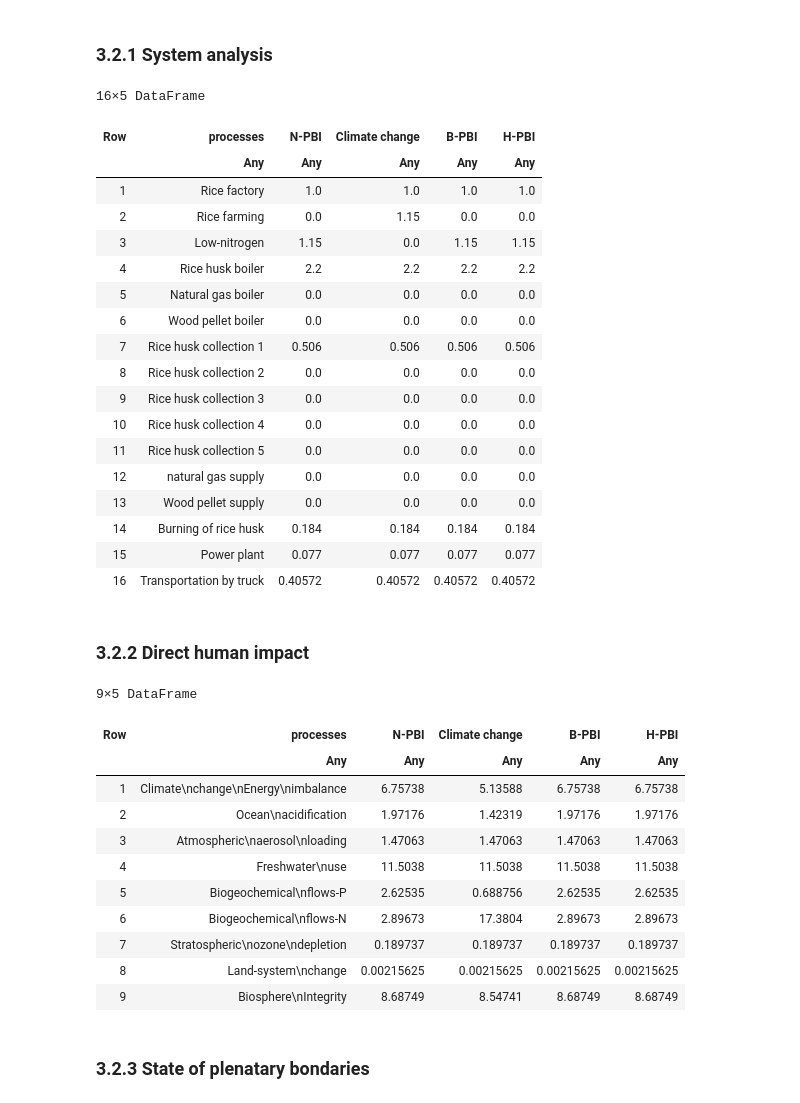
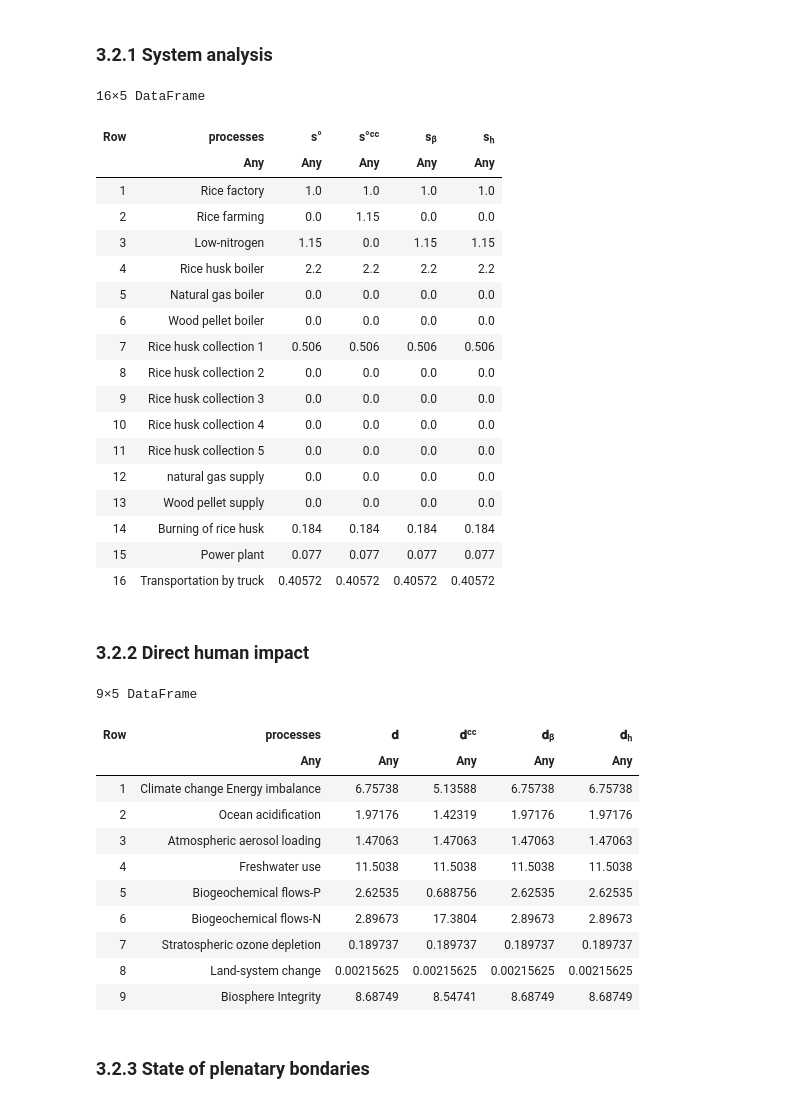
Before and after one commit to Michael-ljn/pathways-H2-prod-within-PBs, a Jupyter notebook: code/3_03_TCM.ipynb, the cells around one changed output. Saved outputs shown, nothing was run; the diff lists cells and outputs as text; code cells hidden in the pictures.

```diff
--- a/code/3_03_TCM.ipynb
+++ b/code/3_03_TCM.ipynb
@@ -143,17 +195,17 @@ Index Priority Blend Iterations            Objective Time (sec.) DetTime (ticks)
 ### **3.1.2 Climate change oriented optimisation**
 # %%
 modelᶜᶜ = Model(CPLEX.Optimizer);
-@variable(modelᶜᶜ , sᶜᶜ[1:length(processes)]);
-@objective(modelᶜᶜ , Min, (Λ[1,:]'*sᶜᶜ)./ω[1])# optimising for climate change only
+set_silent(modelᶜᶜ)
+@variable(modelᶜᶜ , sᶜᶜ[1:length(processes)])
+@objective(modelᶜᶜ , Min, (Λ[1,:]'*sᶜᶜ)./ω[1])
 @constraint(modelᶜᶜ , sᶜᶜ ≥ 0);
-@constraint(modelᶜᶜ , A * sᶜᶜ == f) # factor constraints as in Bachmann et al.
-# @constraint(modelᶜᶜ , ((Λ°[7,:]'*sᶜᶜ)/ω°[7]) ≤ 6) #Here it is possible to limite the transgression of a boundary, for instance the nitrogen boundary.
+@constraint(modelᶜᶜ , A * sᶜᶜ == f)
+# @constraint(modelᶜᶜ , ((Λ°[7,:]'*sᶜᶜ)/ω°[7]) ≤ 6)
 # @constraint(modelᶜᶜ , F * sᶜᶜ ≤ c)
-
 optimize!(modelᶜᶜ);
 # solution_summary(model)
 s°ᶜᶜ= value.(sᶜᶜ)
 𝐝ᶜᶜ=(Λ*s°ᶜᶜ)./ω
-𝐝ᶜᶜ[2]=0
-𝐱ᶜᶜ = 𝐝ᶜᶜ[Not(2)];
+𝐱ᶜᶜ = 𝐝ᶜᶜ
+DataFrame(hcat([catnames_ticks,𝐝ᶜᶜ,𝐱ᶜᶜ]...),["Boundaries","𝐝ᶜᶜ", "𝐱ᶜᶜ"])
 # %% [output]
@@ -191,15 +261,21 @@ Index Priority Blend Iterations            Objective Time (sec.) DetTime (ticks)
 ### **3.1.4 Optimisation with informed by biophysical+human-mediated interactions**
 # %%
 modelₕ = Model(CPLEX.Optimizer);
-@variable(modelₕ, sₕ[1:length(processes)]);
-@objective(modelₕ, Min, 𝚪ₕ*((Λ*sₕ)./ω))
+set_silent(modelₕ)
+
+@variable(modelₕ, sₕ[1:length(processes)])
+@variable(modelₕ, 𝐝ₕ[1:length(boundaries)])
+@variable(modelₕ, 𝐱ₕ[1:length(boundaries)])
+
+@objective(modelₕ, Min, 𝐱ₕ)
+
+@constraint(modelₕ, 𝐱ₕ == 𝚪ₕ * 𝐝ₕ)
+@constraint(modelₕ, 𝐝ₕ == (Λ*sₕ)./ω)
 @constraint(modelₕ, sₕ ≥ 0);
 @constraint(modelₕ, A * sₕ == f) # factor constraints as in Bachmann et al.
+
 # @constraint(modelₕ, F * sₕ ≤ c)
 optimize!(modelₕ);
 # solution_summary(modelₕ)
-sₕ°= value.(sₕ)
-𝐝ₕ=((Λ*sₕ°)./ω)
-𝐝ₕ[2]=0
-𝐱ₕ =(𝚪ₕ*𝐝ₕ)[Not(2)];
+DataFrame(hcat(catnames_ticks,[value.(i) for i ∈ [𝐝ₕ,𝐱ₕ]]...),["Boundaries","𝐝ₕ", "𝐱ₕ"])
 # %% [output]
@@ -215,10 +296,11 @@ Index Priority Blend Iterations            Objective Time (sec.) DetTime (ticks)
 # %% [markdown]
 ### **3.2.1 System analysis**
 # %%
-DataFrame(hcat([processes,s°,s°ᶜᶜ,sᵦ°,sₕ°]...),["processes","N-PBI", "Climate change", "B-PBI","H-PBI"])
+S=[s°,s°ᶜᶜ,sᵦ,sₕ]
+DataFrame(hcat([processes,[value.(i) for i ∈ S]...]...),["processes","s°", "s°ᶜᶜ", "sᵦ","sₕ"])
 # %% [output]
 16×5 DataFrame
-| Row | processes | N-PBI | Climate change | B-PBI | H-PBI |
+| Row | processes | s° | s°ᶜᶜ | sᵦ | sₕ |
 |  | Any | Any | Any | Any | Any |
 | 1 | Rice factory | 1.0 | 1.0 | 1.0 | 1.0 |
 | 2 | Rice farming | 0.0 | 1.15 | 0.0 | 0.0 |
@@ -239,20 +321,21 @@ DataFrame(hcat([processes,s°,s°ᶜᶜ,sᵦ°,sₕ°]...),["processes","N-PBI",
 # %% [markdown]
 ### **3.2.2 Direct human impact**
 # %%
-DataFrame(hcat([catnames_ticks,𝐝,𝐝ᶜᶜ,𝐝ᵦ,𝐝ₕ]...),["processes","N-PBI", "Climate change", "B-PBI","H-PBI"])[Not(2),:]
+S=[𝐝,𝐝ᶜᶜ,𝐝ᵦ,𝐝ₕ]
+DataFrame(hcat([catnames_ticks,[value.(i) for i ∈ S]...]...),["processes","𝐝","𝐝ᶜᶜ","𝐝ᵦ","𝐝ₕ"])
 # %% [output]
 9×5 DataFrame
-| Row | processes | N-PBI | Climate change | B-PBI | H-PBI |
+| Row | processes | 𝐝 | 𝐝ᶜᶜ | 𝐝ᵦ | 𝐝ₕ |
 |  | Any | Any | Any | Any | Any |
-| 1 | Climate\nchange\nEnergy\nimbalance | 6.75738 | 5.13588 | 6.75738 | 6.75738 |
-| 2 | Ocean\nacidification | 1.97176 | 1.42319 | 1.97176 | 1.97176 |
-| 3 | Atmospheric\naerosol\nloading | 1.47063 | 1.47063 | 1.47063 | 1.47063 |
-| 4 | Freshwater\nuse | 11.5038 | 11.5038 | 11.5038 | 11.5038 |
-| 5 | Biogeochemical\nflows-P | 2.62535 | 0.688756 | 2.62535 | 2.62535 |
-| 6 | Biogeochemical\nflows-N | 2.89673 | 17.3804 | 2.89673 | 2.89673 |
-| 7 | Stratospheric\nozone\ndepletion | 0.189737 | 0.189737 | 0.189737 | 0.189737 |
-| 8 | Land-system\nchange | 0.00215625 | 0.00215625 | 0.00215625 | 0.00215625 |
-| 9 | Biosphere\nIntegrity | 8.68749 | 8.54741 | 8.68749 | 8.68749 |
+| 1 | Climate change Energy imbalance | 6.75738 | 5.13588 | 6.75738 | 6.75738 |
+| 2 | Ocean acidification | 1.97176 | 1.42319 | 1.97176 | 1.97176 |
+| 3 | Atmospheric aerosol loading | 1.47063 | 1.47063 | 1.47063 | 1.47063 |
+| 4 | Freshwater use | 11.5038 | 11.5038 | 11.5038 | 11.5038 |
+| 5 | Biogeochemical flows-P | 2.62535 | 0.688756 | 2.62535 | 2.62535 |
+| 6 | Biogeochemical flows-N | 2.89673 | 17.3804 | 2.89673 | 2.89673 |
+| 7 | Stratospheric ozone depletion | 0.189737 | 0.189737 | 0.189737 | 0.189737 |
+| 8 | Land-system change | 0.00215625 | 0.00215625 | 0.00215625 | 0.00215625 |
+| 9 | Biosphere Integrity | 8.68749 | 8.54741 | 8.68749 | 8.68749 |
 # %% [markdown]
 ### **3.2.3 State of plenatary bondaries**
 # %%
```
Also changed, not shown: parts of 22 cells of this notebook, 7 other files.
